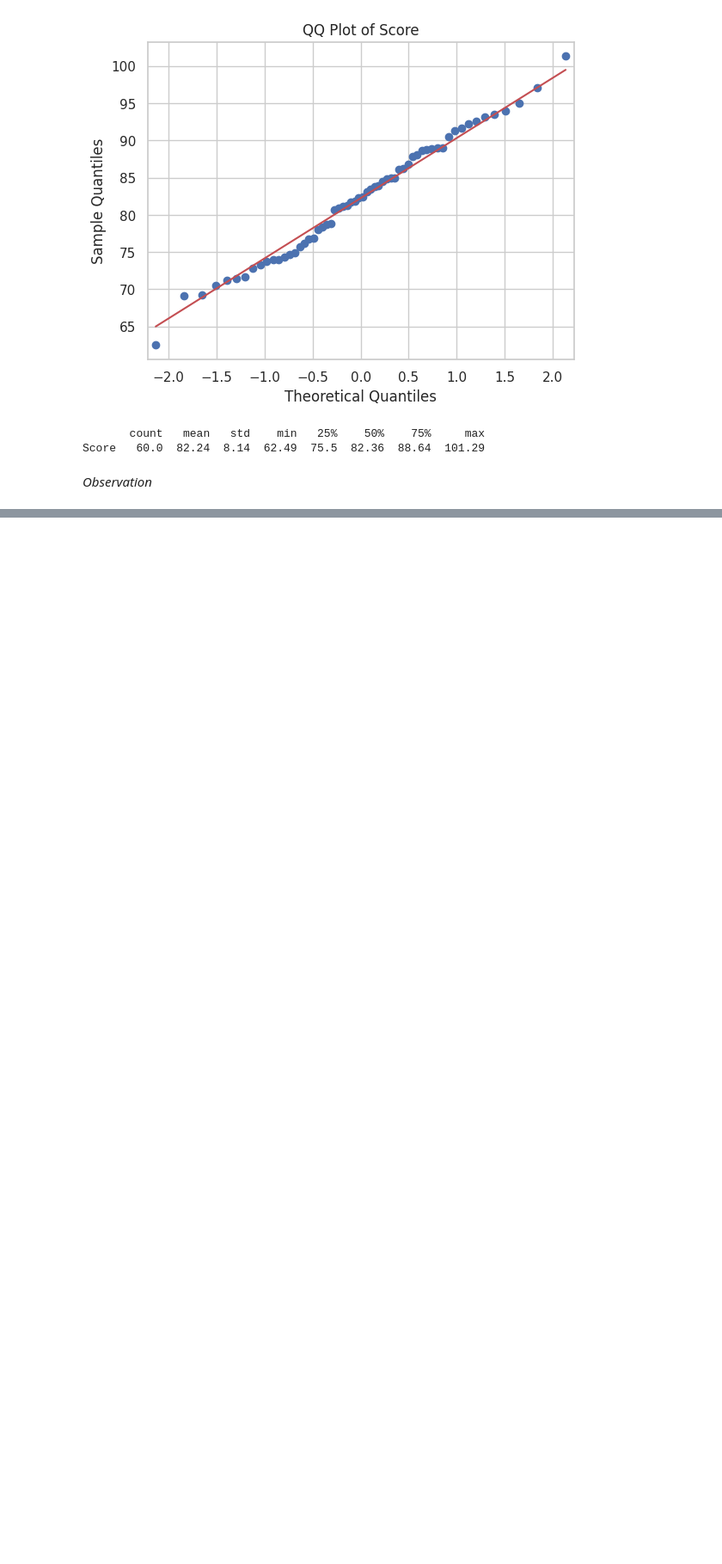
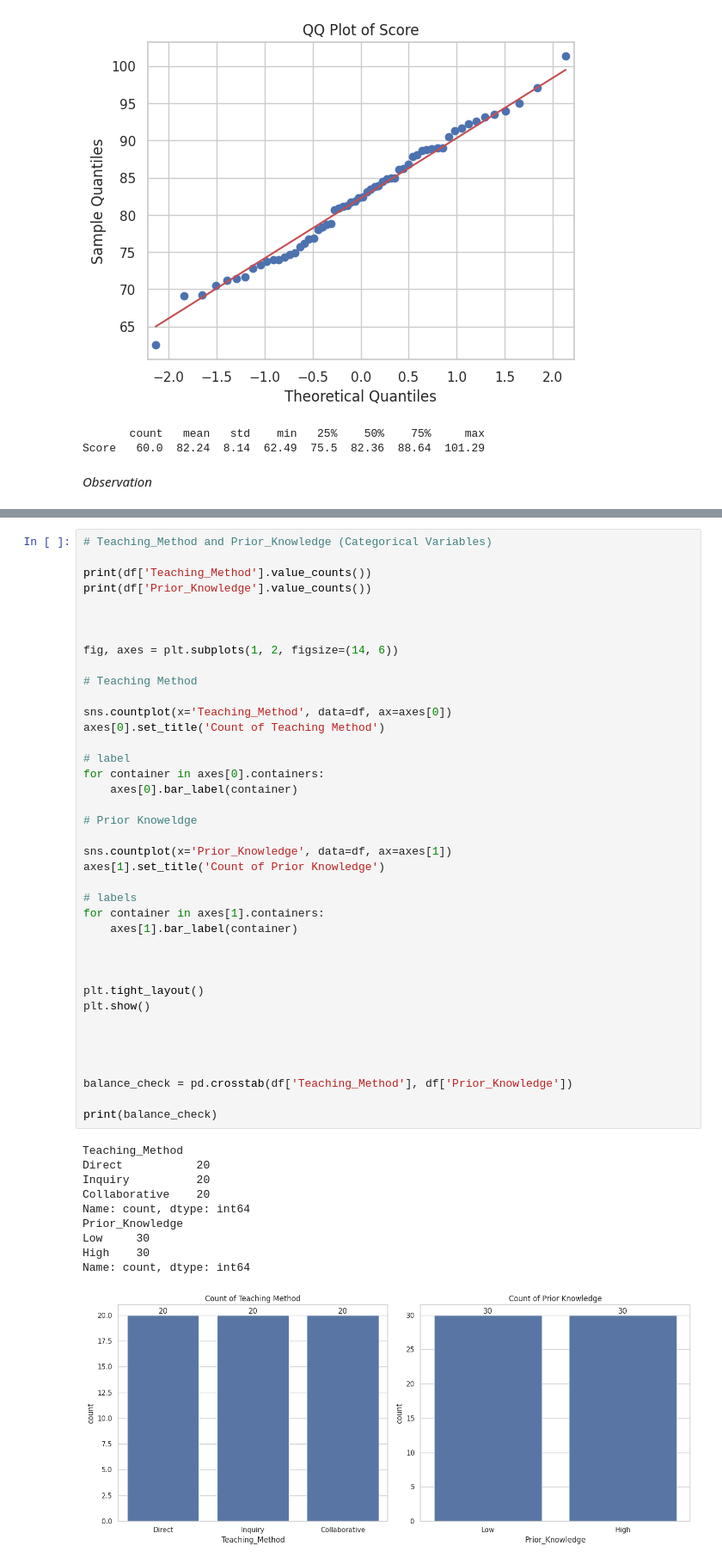
Before and after one commit to Cipher212/STAT-7220-Applied-Experimental-Design, a Jupyter notebook: Assignments/HW2/HW-2.ipynb, the cells around one changed output, grey strips where cells are left out. Shown at 86% size. Cells and saved outputs as stored; diff of their text form; blank space fills up the shorter version.

```diff
--- a/Assignments/HW2/HW-2.ipynb
+++ b/Assignments/HW2/HW-2.ipynb
@@ -243,0 +246,50 @@ There is one student that managed to score more than a 100. This could be an err
+# %%
+# Teaching_Method and Prior_Knowledge (Categorical Variables)
+
+print(df['Teaching_Method'].value_counts())
+print(df['Prior_Knowledge'].value_counts())
+
+
+
+fig, axes = plt.subplots(1, 2, figsize=(14, 6))
+
+# Teaching Method
+
+sns.countplot(x='Teaching_Method', data=df, ax=axes[0])
+axes[0].set_title('Count of Teaching Method')
+
+# label
+for container in axes[0].containers:
+    axes[0].bar_label(container)
+
+# Prior Knoweldge
+
+sns.countplot(x='Prior_Knowledge', data=df, ax=axes[1])
+axes[1].set_title('Count of Prior Knowledge')
+
+# labels
+for container in axes[1].containers:
+    axes[1].bar_label(container)
+
+
+
+plt.tight_layout()
+plt.show()
+
+
+
+
+balance_check = pd.crosstab(df['Teaching_Method'], df['Prior_Knowledge'])
+
+print(balance_check)
+# %% [output]
+Teaching_Method
+Direct           20
+Inquiry          20
+Collaborative    20
+Name: count, dtype: int64
+Prior_Knowledge
+Low     30
+High    30
+Name: count, dtype: int64
+[figure, added]
```
Also changed, not shown: parts of 3 cells of this notebook.
